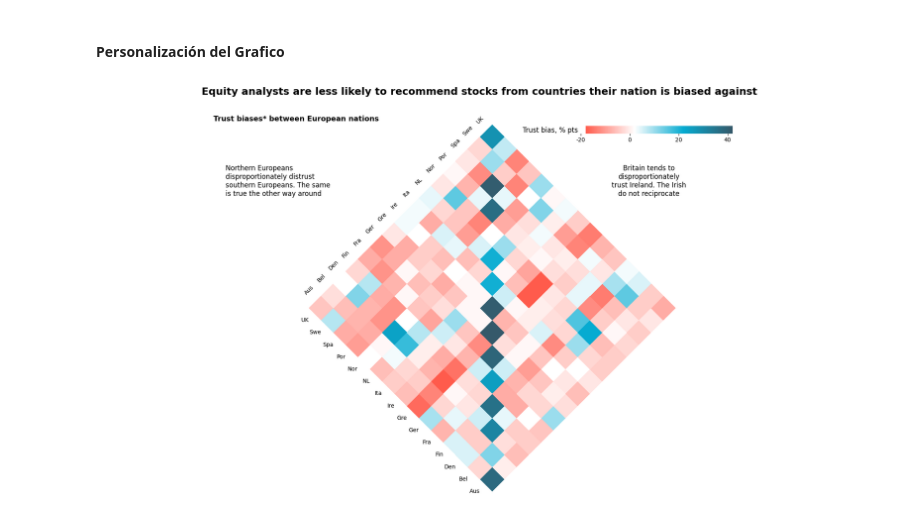
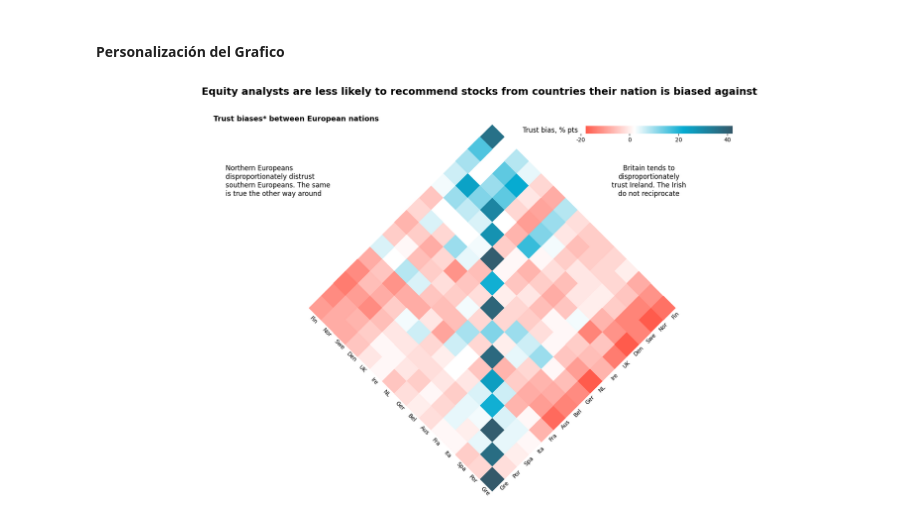
Before and after one commit to Vikktor93/visualizacion-de-graficos-T2, a Jupyter notebook: grafico1.ipynb, the cells around one changed output. Saved outputs shown, nothing was run; the diff lists cells and outputs as text; code cells hidden in the pictures.

Commit message:
Se modifico la rotación de las etiquetas a la parte inferior del gráfico

```diff
--- a/grafico1.ipynb
+++ b/grafico1.ipynb
@@ -15,6 +22,13 @@ import mpl_toolkits.axisartist.floating_axes as floating_axes
 df = pd.read_csv('./data/01-behavioural-finance.csv', index_col=0)
 # %% [markdown]
 #### **Definición del Colormap Personalizado**
+# %%
+# Ordenando los países en el mismo orden que el gráfico de referencia
+countries_order = [
+    'Fin', 'Nor', 'Swe', 'Den', 'UK', 'Ire', 'NL','Ger', 'Bel', 'Aus', 'Fra', 'Ita', 'Spa', 'Por', 'Gre']
+# %%
+# Reordenar filas y columnas del DataFrame
+df = df.loc[countries_order, countries_order]
 # %%
 # Se crea un gradiente de colores similar al utilizado en la visualización original
 colors = ['#f0f0f0', '#efedf5', '#bcbddc', '#9e9ac8', '#756bb1', '#54278f']
@@ -46,7 +60,7 @@ def rotate_axes(fig, rect, angle):
 fig, ax = plt.subplots(1, 1, figsize=(25, 12))
 
 # Rotación del gráfico
-new_graph = rotate_axes(fig, 111, 45)
+new_graph = rotate_axes(fig, 111, -135)
 
 # Crear el heatmap en el eje rotado
 sns.heatmap(df, cmap=my_gradient, ax=new_graph, cbar=True, annot=False, cbar_kws={'orientation': 'horizontal'})
@@ -68,32 +82,32 @@ fig.suptitle('Equity analysts are less likely to recommend stocks from countries
              fontsize=18, weight='bold', x=0.5, y=0.95, ha='center')
 
 # Se agrega los textos adicionales
 new_graph.text(0.25, 1.0, 'Trust biases* between European nations', fontsize=13, weight='bold', ha='center', transform=ax.transAxes)
 
 new_graph.text(0.16, 0.8, 'Northern Europeans \ndisproportionately distrust\nsouthern Europeans. The same\nis true the other way around',
          fontsize=12, ha='left', transform=ax.transAxes)
 
 new_graph.text(0.7, 0.8, 'Britain tends to\ndisproportionately\ntrust Ireland. The Irish\ndo not reciprocate',
          fontsize=12, ha='center', transform=ax.transAxes)
 
 # Se agregan etiquetas de países a lo largo de los ejes rotados
 for i in range(df.shape[0]):
     # Etiquetas en el eje y (vertical)
-    new_graph.text(-0.5, i + 0.5, df.index[i], ha='right', va='center', fontsize=10)
+    new_graph.text(df.shape[0] + 0.5, i + 0.5, df.columns[i], ha='left', va='center', rotation=-45, fontsize=10)
     # Etiquetas en el eje x (horizontal)
     new_graph.text(i + 0.5, df.shape[0] + 0.5, df.columns[i], ha='center', va='bottom', rotation=45, fontsize=10)
 
 # Se remueve los bordes del gráfico
 for spine in ax.spines.values():
     spine.set_visible(False)
 
 # Eliminación de las marcas y los números del eje X y eje Y
 ax.set_xticks([])
 ax.set_xticklabels([])
 
 ax.set_yticks([])
 ax.set_yticklabels([])
 
 plt.show()
 # %% [output]
-[figure, old version]
+[figure, new version]
```
Also changed, not shown: parts of 1 cell of this notebook.
